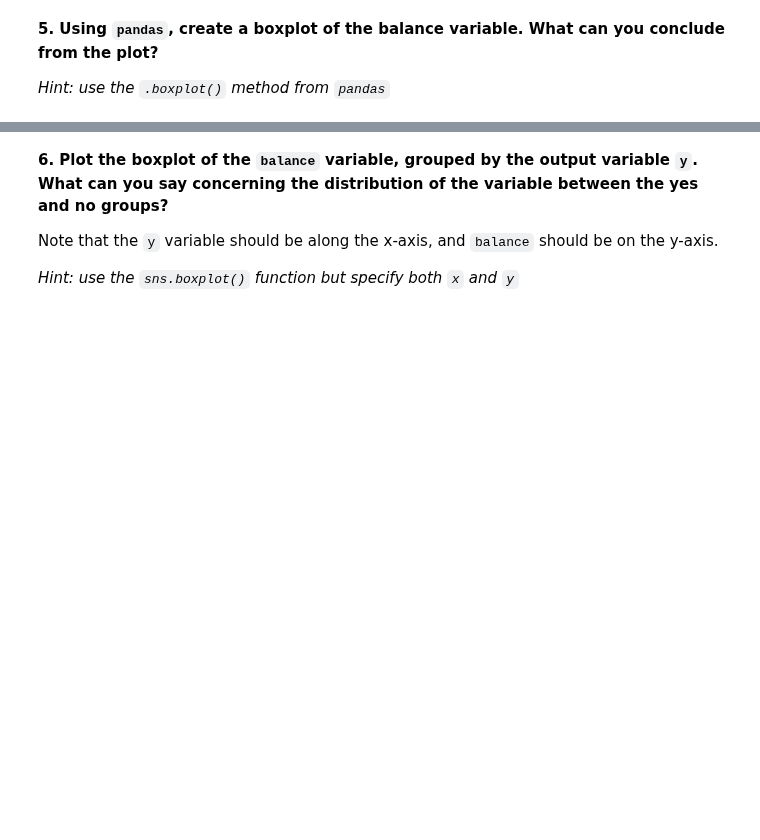
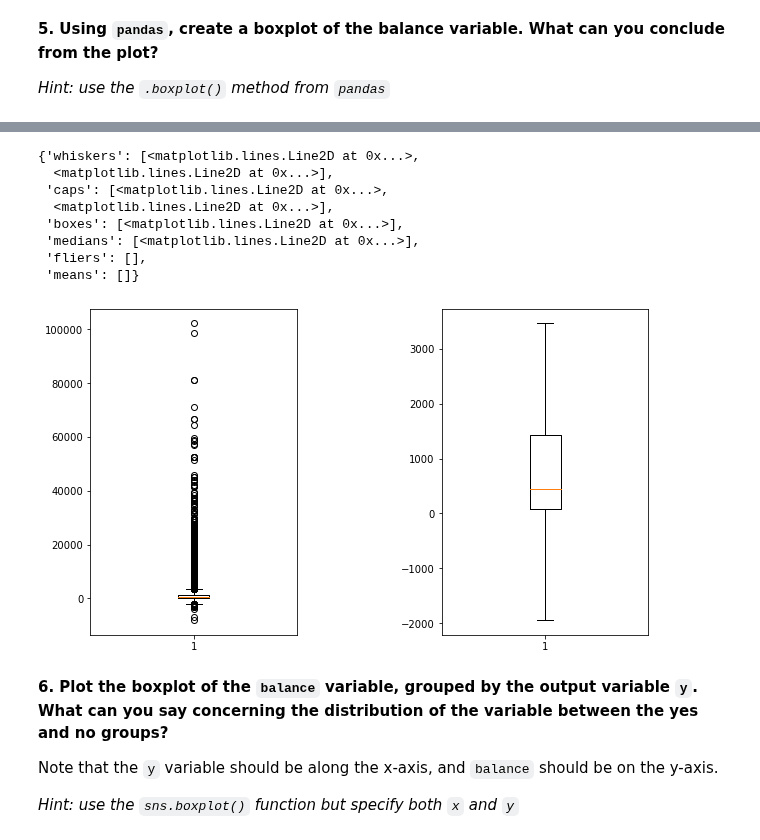
Before and after one commit to Louis-Bad/KATE_Module-17, a Jupyter notebook: bank_marketing/bank_marketing.ipynb, the cells around one changed output, grey strips where cells are left out. Saved outputs shown, nothing was run; the diff lists cells and outputs as text; code cells hidden in the pictures; blank space fills up the shorter version.

```diff
--- a/bank_marketing/bank_marketing.ipynb
+++ b/bank_marketing/bank_marketing.ipynb
@@ -168,3 +229,22 @@ plt.figure()
+# %%
+# We create a new figure to make sure other figures in the notebook don't get modified
+fig, (ax1, ax2) = plt.subplots(nrows=1, ncols=2, figsize = (10,6))
+
+# Your code here
+plt.subplots_adjust(wspace = 0.7)
+ax1.boxplot(x = df["balance"])
+
+ax2.boxplot(x = df["balance"], showfliers = False)
+# %% [output]
+{'whiskers': [<matplotlib.lines.Line2D at 0x...>,
+  <matplotlib.lines.Line2D at 0x...>],
+ 'caps': [<matplotlib.lines.Line2D at 0x...>,
+  <matplotlib.lines.Line2D at 0x...>],
+ 'boxes': [<matplotlib.lines.Line2D at 0x...>],
+ 'medians': [<matplotlib.lines.Line2D at 0x...>],
+ 'fliers': [],
+ 'means': []}
+[figure, added]
 # %% [markdown]
 **6. Plot the boxplot of the `balance` variable, grouped by the output variable `y`. What can you say concerning the distribution of the variable between the yes and no groups?**
 
```
Also changed, not shown: parts of 22 cells of this notebook, 1 other file.
